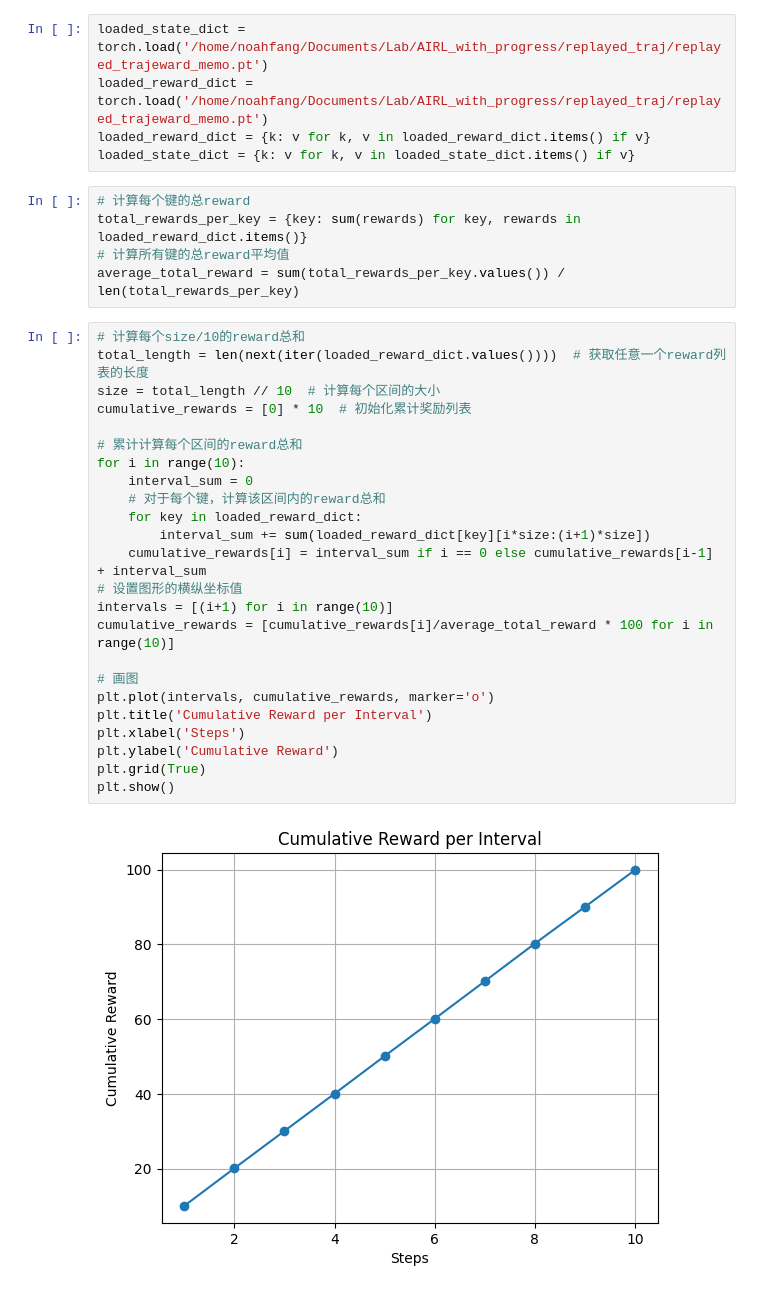
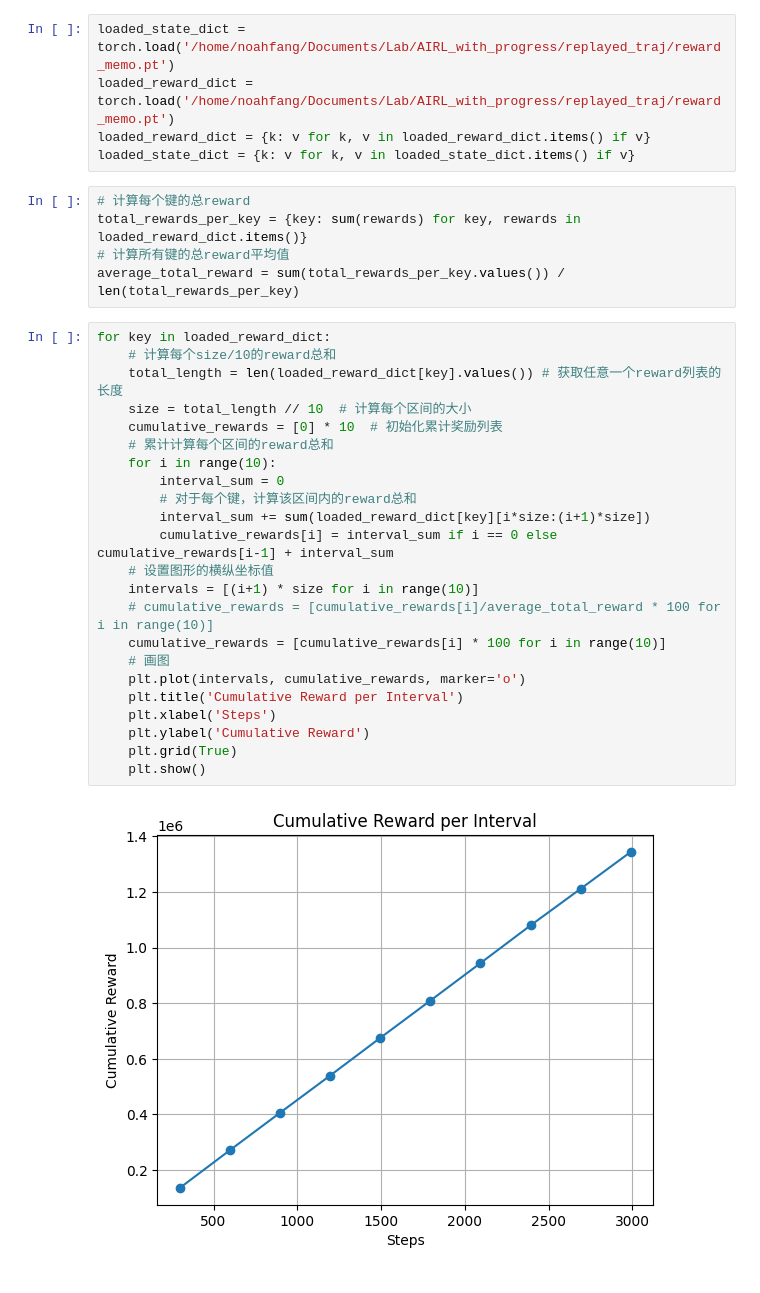
Before and after one commit to HangYu8123/AIRL_with_progress, a Jupyter notebook: data_process.ipynb, the cells around one changed output. Saved outputs shown, nothing was run; the diff lists cells and outputs as text.

```diff
--- a/data_process.ipynb
+++ b/data_process.ipynb
@@ -2,8 +2,8 @@
 import torch
 import matplotlib.pyplot as plt
 # %%
-loaded_state_dict = torch.load('/home/noahfang/Documents/Lab/AIRL_with_progress/replayed_traj/replayed_trajeward_memo.pt')
-loaded_reward_dict = torch.load('/home/noahfang/Documents/Lab/AIRL_with_progress/replayed_traj/replayed_trajeward_memo.pt')
+loaded_state_dict = torch.load('/home/noahfang/Documents/Lab/AIRL_with_progress/replayed_traj/reward_memo.pt')
+loaded_reward_dict = torch.load('/home/noahfang/Documents/Lab/AIRL_with_progress/replayed_traj/reward_memo.pt')
 loaded_reward_dict = {k: v for k, v in loaded_reward_dict.items() if v}
 loaded_state_dict = {k: v for k, v in loaded_state_dict.items() if v}
 # %%
@@ -12,28 +12,27 @@ total_rewards_per_key = {key: sum(rewards) for key, rewards in loaded_reward_dic
 # 计算所有键的总reward平均值
 average_total_reward = sum(total_rewards_per_key.values()) / len(total_rewards_per_key)
 # %%
-# 计算每个size/10的reward总和
-total_length = len(next(iter(loaded_reward_dict.values())))  # 获取任意一个reward列表的长度
-size = total_length // 10  # 计算每个区间的大小
-cumulative_rewards = [0] * 10  # 初始化累计奖励列表
-
-# 累计计算每个区间的reward总和
-for i in range(10):
-    interval_sum = 0
-    # 对于每个键，计算该区间内的reward总和
-    for key in loaded_reward_dict:
+for key in loaded_reward_dict:
+    # 计算每个size/10的reward总和
+    total_length = len(loaded_reward_dict[key].values()) # 获取任意一个reward列表的长度
+    size = total_length // 10  # 计算每个区间的大小
+    cumulative_rewards = [0] * 10  # 初始化累计奖励列表
+    # 累计计算每个区间的reward总和
+    for i in range(10):
+        interval_sum = 0
+        # 对于每个键，计算该区间内的reward总和
         interval_sum += sum(loaded_reward_dict[key][i*size:(i+1)*size])
-    cumulative_rewards[i] = interval_sum if i == 0 else cumulative_rewards[i-1] + interval_sum
-# 设置图形的横纵坐标值
-intervals = [(i+1) for i in range(10)]
-cumulative_rewards = [cumulative_rewards[i]/average_total_reward * 100 for i in range(10)]
-
-# 画图
-plt.plot(intervals, cumulative_rewards, marker='o')
-plt.title('Cumulative Reward per Interval')
-plt.xlabel('Steps')
-plt.ylabel('Cumulative Reward')
-plt.grid(True)
-plt.show()
+        cumulative_rewards[i] = interval_sum if i == 0 else cumulative_rewards[i-1] + interval_sum
+    # 设置图形的横纵坐标值
+    intervals = [(i+1) * size for i in range(10)]
+    # cumulative_rewards = [cumulative_rewards[i]/average_total_reward * 100 for i in range(10)]
+    cumulative_rewards = [cumulative_rewards[i] * 100 for i in range(10)]
+    # 画图
+    plt.plot(intervals, cumulative_rewards, marker='o')
+    plt.title('Cumulative Reward per Interval')
+    plt.xlabel('Steps')
+    plt.ylabel('Cumulative Reward')
+    plt.grid(True)
+    plt.show()
 # %% [output]
-[figure, old version]
+[figure, new version]
```
Also changed, not shown: parts of 1 cell of this notebook, 1 other file.
